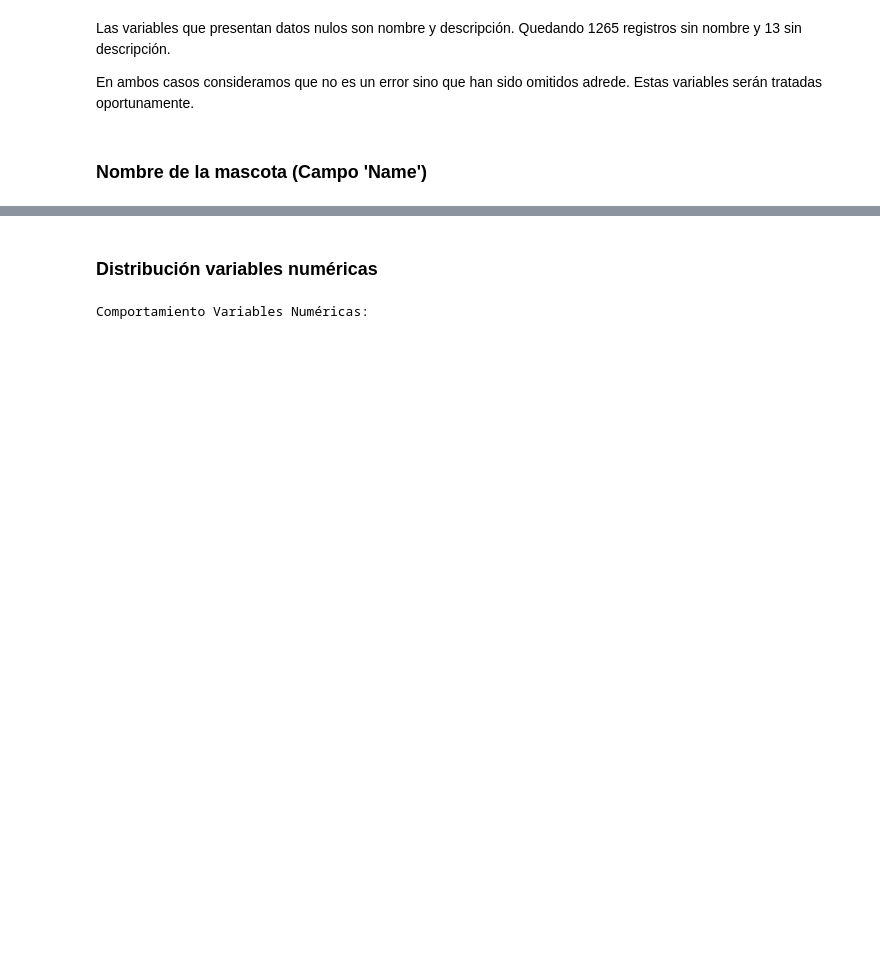
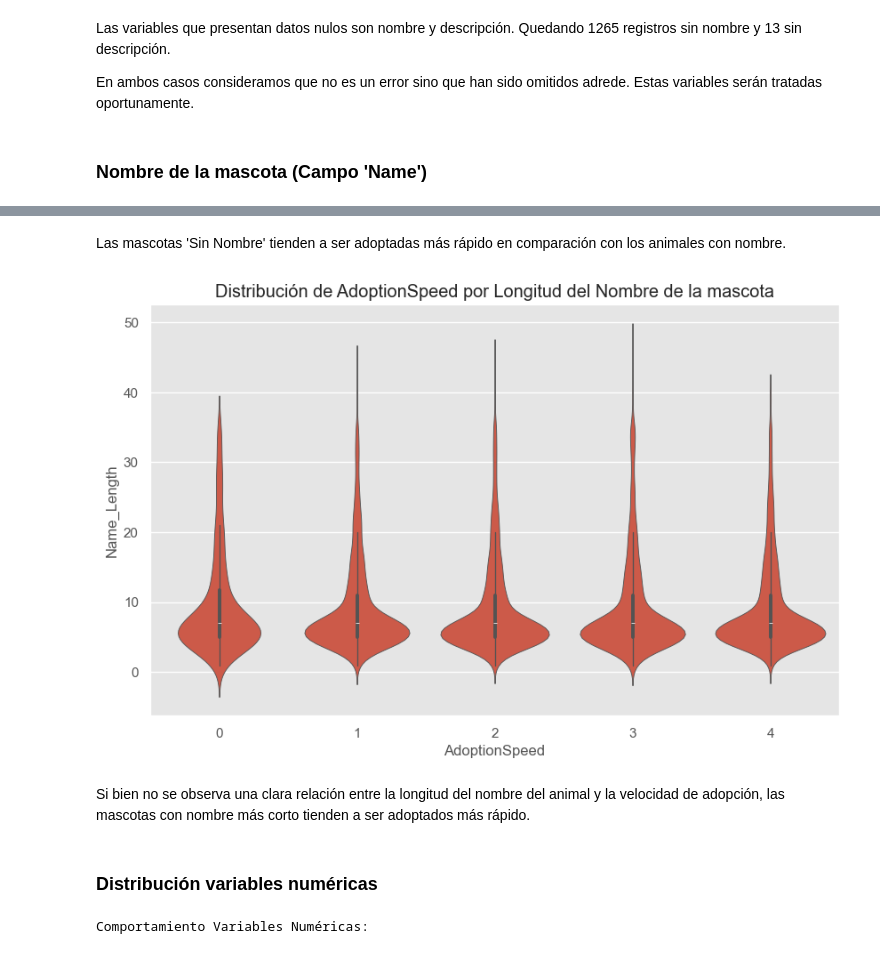
Before and after one commit to fechhh/laboII, a Jupyter notebook: EDA/eda_manual.ipynb, the cells around one changed output, grey strips where cells are left out. Cells and saved outputs as stored; diff of their text form; code cells hidden in the pictures; blank space fills up the shorter version.

```diff
--- a/EDA/eda_manual.ipynb
+++ b/EDA/eda_manual.ipynb
@@ -154,0 +172,11 @@ wordcloud....
+# %%
+# Mascotas "Sin Nombre"
+dataset_orig['Name'] = dataset_orig['Name'].fillna('Unnamed')
+
+dataset_orig['No_name'] = 0
+dataset_orig.loc[dataset_orig['Name'] == 'Unnamed', 'No_name'] = 1
+
+print(f"Porcentaje de mascotas 'Sin Nombre': {dataset_orig['No_name'].sum() * 100 / dataset_orig['No_name'].shape[0]:.2f}%.")
+
+# Distribución Condicional
+pd.crosstab(dataset_orig['No_name'], dataset_orig['AdoptionSpeed'], normalize='index')
@@ -155,3 +189,20 @@ wordcloud....
+# %% [markdown]
+Las mascotas 'Sin Nombre' tienden a ser adoptadas más rápido en comparación con los animales con nombre.
+# %%
+# Longitud de los nombres
+dataset_orig['Name_Length'] = dataset_orig['Name'].fillna('').apply(len)
+
+#sns.histplot(dataset_orig['Name_Length'])
+#plt.show()
+
+plt.figure(figsize=(10, 6))
+sns.violinplot(x='AdoptionSpeed', y='Name_Length', data=dataset_orig, split=False)
+plt.title('Distribución de AdoptionSpeed por Longitud del Nombre de la mascota')
+plt.show()
+# %% [output]
+[figure, added]
+# %% [markdown]
+Si bien no se observa una clara relación entre la longitud del nombre del animal y la velocidad de adopción, las mascotas con nombre más corto tienden a ser adoptados más rápido.
 # %% [markdown]
 ### Distribución variables numéricas
 # %%
```
Also changed, not shown: parts of 4 cells of this notebook.
